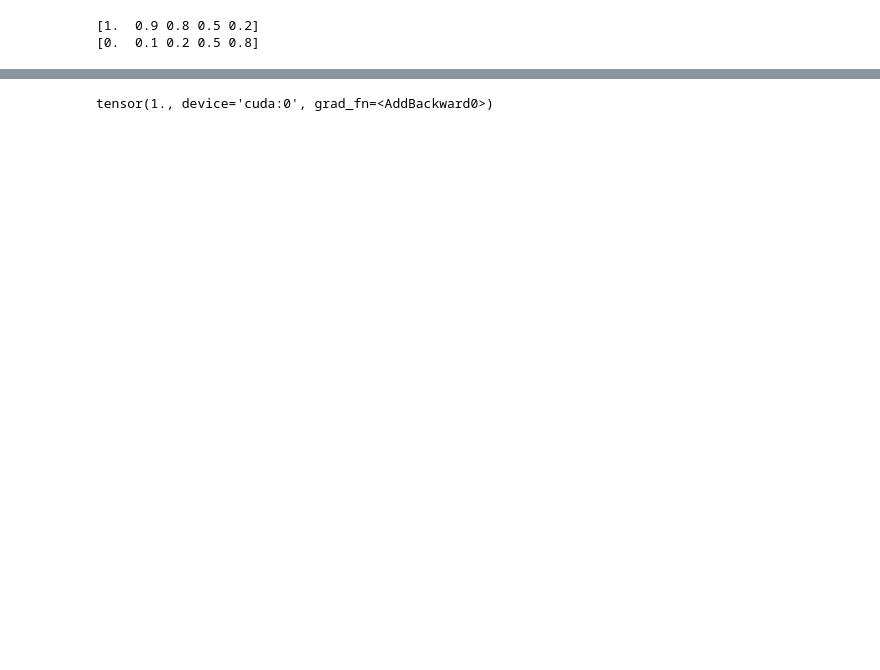
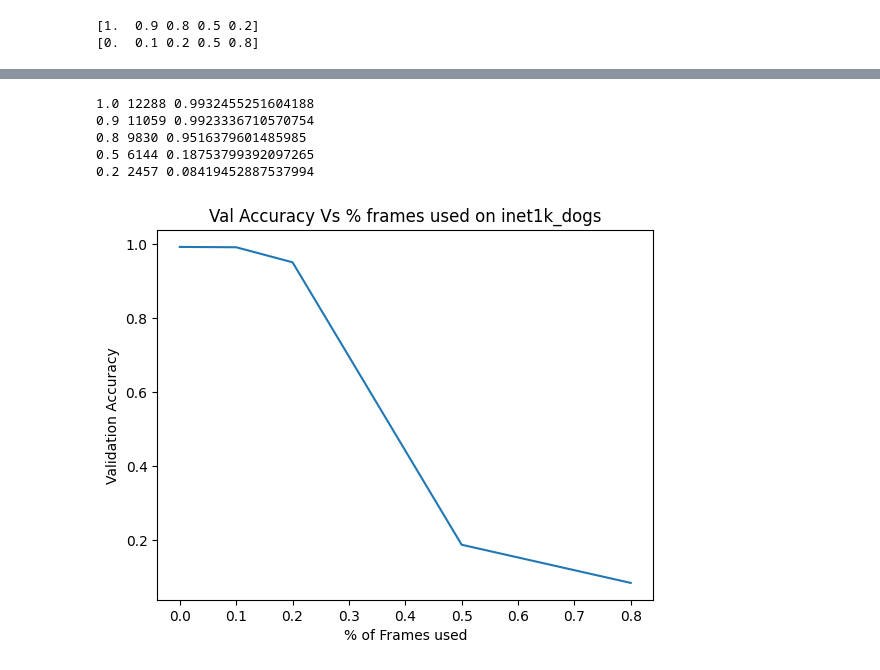
Before and after one commit to harshaUwm163/ViT-pytorch, a Jupyter notebook: frame_analysis_highSample.ipynb, the cells around one changed output, grey strips where cells are left out. Saved outputs shown, nothing was run; the diff lists cells and outputs as text; code cells hidden in the pictures; blank space fills up the shorter version.

```diff
--- a/frame_analysis_highSample.ipynb
+++ b/frame_analysis_highSample.ipynb
@@ -25,17 +25,17 @@ args.eval_batch_size = 128
 # args.dataset = 'inet1k_birds'
 # args.dataset_dir = 'data/inet1k_classes/birds'
 # ckpt_path = 'output/inet1k_birds-2023-10-02-22-25-22/inet1k_birds_final_ckpt.bin'
-# args.dataset = 'inet1k_dogs'
-# args.dataset_dir = 'data/inet1k_classes/dogs'
-# ckpt_path = 'output/inet1k_dogs-2023-09-24-21-00-17/inet1k_dogs_final_ckpt.bin'
+args.dataset = 'inet1k_dogs'
+args.dataset_dir = 'data/inet1k_classes/dogs'
+ckpt_path = 'output/inet1k_dogs-2023-09-24-21-00-17/inet1k_dogs_final_ckpt.bin'
 # args.dataset = 'inet1k_snakes'
 # args.dataset_dir = 'data/inet1k_classes/snakes'
 # ckpt_path = 'output/inet1k_snakes-2023-10-02-22-28-06/inet1k_snakes_final_ckpt.bin'
-args.dataset = 'inet1k_trucks'
-args.dataset_dir = 'data/inet1k_classes/trucks'
-ckpt_path = 'output/inet1k_trucks-2023-09-24-20-47-28/inet1k_trucks_final_ckpt.bin'
+# args.dataset = 'inet1k_trucks'
+# args.dataset_dir = 'data/inet1k_classes/trucks'
+# ckpt_path = 'output/inet1k_trucks-2023-09-24-20-47-28/inet1k_trucks_final_ckpt.bin'
 # %%
-k_attn = 6144*2*2*2
+k_attn = 6144*2
 l_attn = 2
 n_attn = 768
 tffs = construct_real_tff(k_attn, l_attn // 2, n_attn // 2).to(args.device)
@@ -54,3 +54,8 @@ print(frame_drops)
 # %% [output]
 [1.  0.9 0.8 0.5 0.2]
 [0.  0.1 0.2 0.5 0.8]
+# %%
+args, model = setup(args)
+ckpt = torch.load(ckpt_path)
+for i in ckpt.keys():print(i)
+print(model)
@@ -106,25 +127,33 @@ OutOfMemoryError: CUDA out of memory. Tried to allocate 20.00 MiB. GPU 0 has a t
-# %%
-norm_percent
-# %% [output]
-tensor(1., device='cuda:0', grad_fn=<AddBackward0>)
+# %%
+for frame_percent, val_acc in zip(frame_percents, val_accs):
+    frames_count = int(frame_percent * k_attn)
+    print(frame_percent, frames_count, val_acc)
+# %% [output]
+1.0 12288 0.9932455251604188
+0.9 11059 0.9923336710570754
+0.8 9830 0.9516379601485985
+0.5 6144 0.18753799392097265
+0.2 2457 0.08419452887537994
 # %%
-plt.plot(frame_percents, val_accs)
+plt.plot(frame_drops, val_accs)
 plt.title(f'Val Accuracy Vs % frames used on {args.dataset}')
 plt.xlabel(f'% of Frames used')
 plt.ylabel(f'Validation Accuracy')
-plt.savefig(f'{args.dataset}_val_vs_frames.png')
+plt.savefig(f'highSample_{args.dataset}_val_vs_frames.png')
 plt.show()
 
-plt.plot(frame_percents, norm_percents)
-plt.title(f'% Norm retained Vs % frames used on {args.dataset}')
-plt.xlabel(f'% of Frames used')
-plt.ylabel(f'avg % of norm retained')
-plt.savefig(f'{args.dataset}_norm_vs_frames.png')
-plt.show()
-
-plt.plot(norm_percents, val_accs)
-plt.title(f'Val accuracy Vs % Norm retained on {args.dataset}')
-plt.xlabel(f'avg % of norm retained')
-plt.ylabel(f'Validation accuracy')
-plt.savefig(f'{args.dataset}_Val_vs_norm.png')
-plt.show()
+# plt.plot(frame_percents, norm_percents)
+# plt.title(f'% Norm retained Vs % frames used on {args.dataset}')
+# plt.xlabel(f'% of Frames used')
+# plt.ylabel(f'avg % of norm retained')
+# plt.savefig(f'{args.dataset}_norm_vs_frames.png')
+# plt.show()
+#
+# plt.plot(norm_percents, val_accs)
+# plt.title(f'Val accuracy Vs % Norm retained on {args.dataset}')
+# plt.xlabel(f'avg % of norm retained')
+# plt.ylabel(f'Validation accuracy')
+# plt.savefig(f'{args.dataset}_Val_vs_norm.png')
+# plt.show()
+# %% [output]
+[figure, added]
```
Also changed, not shown: parts of 4 cells of this notebook, 3 other files.
